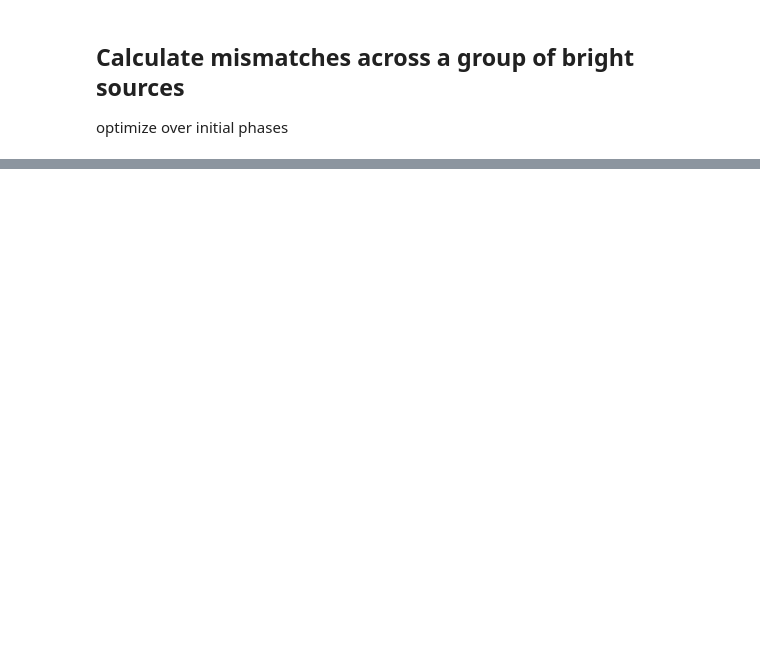
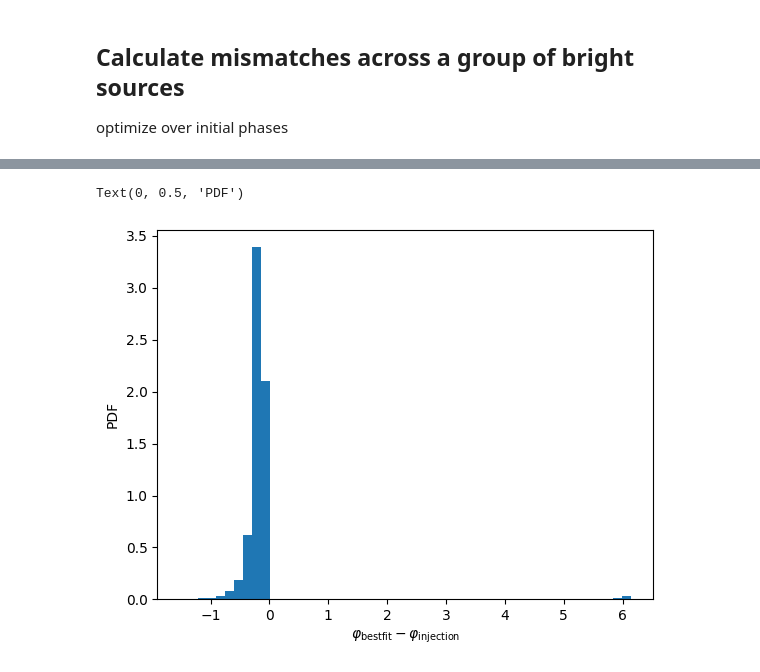
Before and after one commit to TriangleDataCenter/Triangle-GB, a Jupyter notebook: Examples/0_Compare_TD_FD_Waveforms.ipynb, the cells around one changed output, grey strips where cells are left out. Cells and saved outputs as stored; diff of their text form; code cells hidden in the pictures; blank space fills up the shorter version.

```diff
--- a/Examples/0_Compare_TD_FD_Waveforms.ipynb
+++ b/Examples/0_Compare_TD_FD_Waveforms.ipynb
@@ -248,0 +251,7 @@ plt.grid(linestyle=":")
+# %%
+plt.hist(np.array(min_phis) - GB_parameters["phase0"][:num_test_GBs], bins=50, density=True);
+plt.xlabel(r'$\varphi_{\rm bestfit} - \varphi_{\rm injection}$')
+plt.ylabel('PDF')
+# %% [output]
+Text(0, 0.5, 'PDF')
+[figure, added]
```
Also changed, not shown: parts of 4 cells of this notebook, 3 other files.
